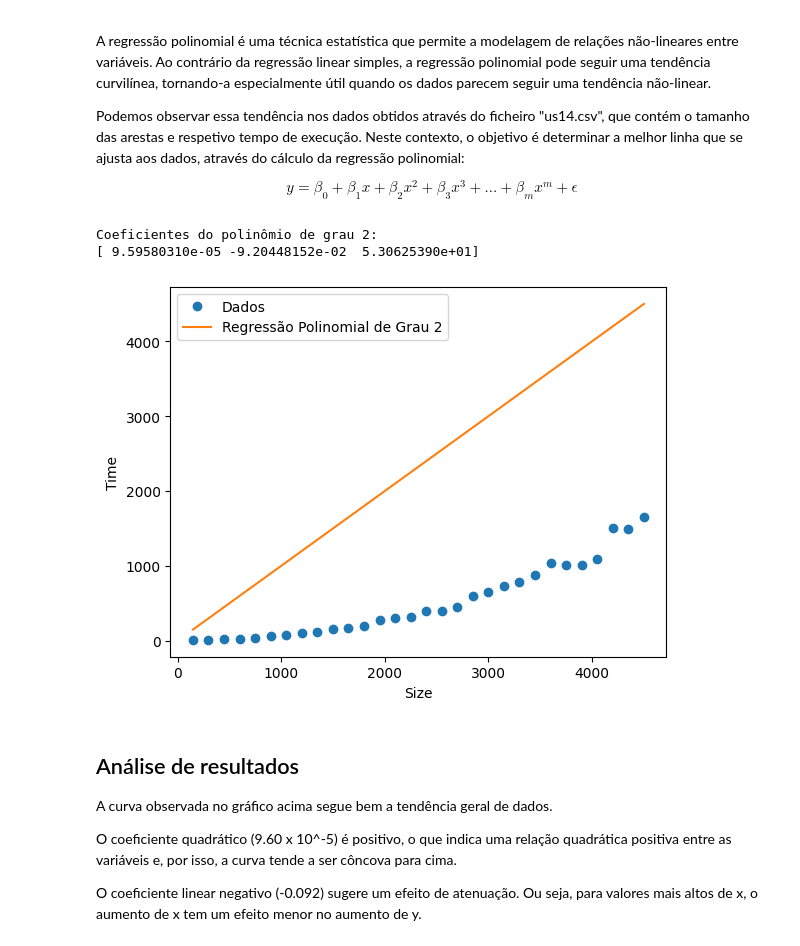
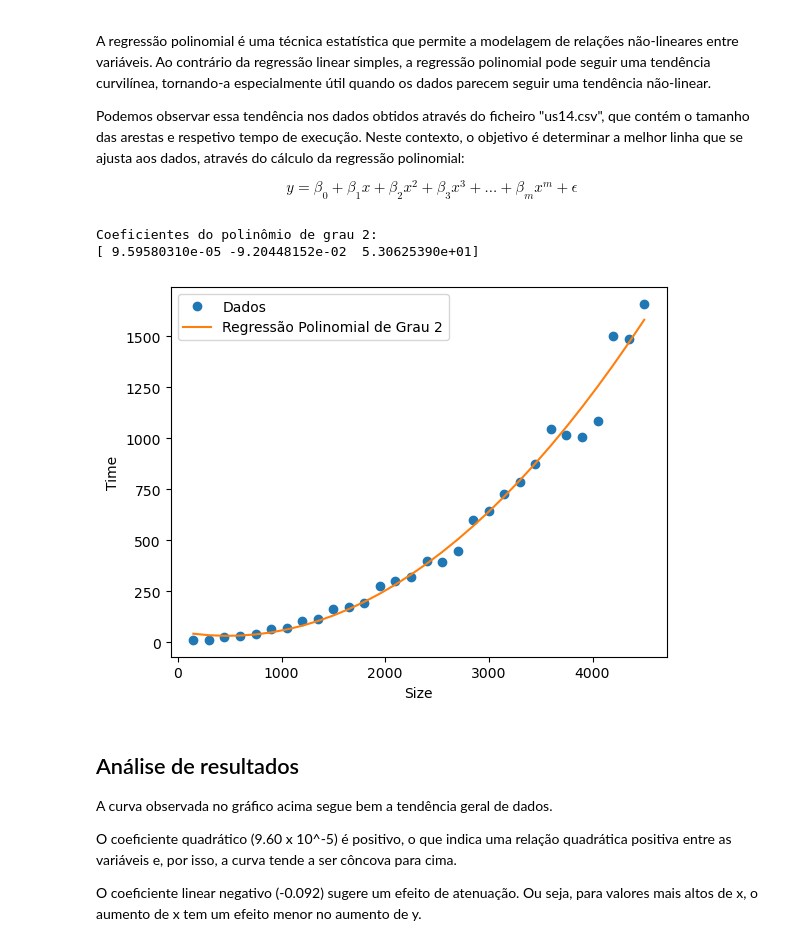
Before and after one commit to Departamento-de-Engenharia-Informatica/lei-24-s2-1dm-g132, a Jupyter notebook: src/main/python/sprint3.ipynb, the cells around one changed output. Drawn from its saved outputs; the diff is of its cells as text; code cells hidden in the pictures.

```diff
--- a/src/main/python/sprint3.ipynb
+++ b/src/main/python/sprint3.ipynb
@@ -128,33 +128,35 @@ $${y} = {\beta_0} + {\beta_1} x + {\beta_2} x^2 + {\beta_3} x^3 + ... +{\beta_m}
 # %%
 import pandas as pd
 import numpy as np
 from sklearn.linear_model import LinearRegression
 from sklearn.preprocessing import PolynomialFeatures
 import matplotlib.pyplot as plt
 
 df = pd.read_csv('us14.csv', sep=';')
 
 # Extrair os valores de x e y do DataFrame
 valoresX = df['Edges']
 valoresY = df['Time']
 
 # Ajustar uma regressão polinomial de grau 2
 coeficientes = np.polyfit(valoresX, valoresY, 2)
+polynomial = np.poly1d(coeficientes)
 print("Coeficientes do polinômio de grau 2:")
 print(coeficientes)
 
+valoresY_fit = polynomial(valoresX)
 
 # Plotar os resultados
 plt.plot(valoresX, valoresY, 'o', label='Dados')
-plt.plot(valoresX, (valoresX), label='Regressão Polinomial de Grau 2')
+plt.plot(valoresX, valoresY_fit, label='Regressão Polinomial de Grau 2')
 plt.xlabel('Size')
 plt.ylabel('Time')
 plt.legend()
 plt.show()
 # %% [output]
 Coeficientes do polinômio de grau 2:
 [ 9.59580310e-05 -9.20448152e-02  5.30625390e+01]
-[figure, old version]
+[figure, new version]
 # %% [markdown]
 ## Análise de resultados
 
```
